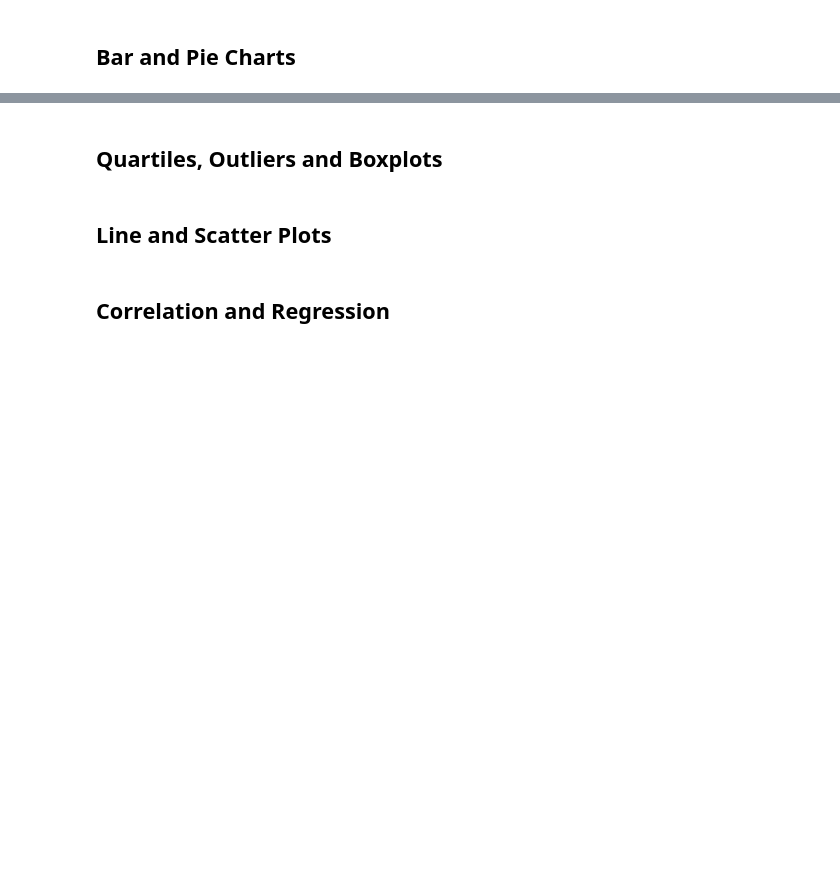
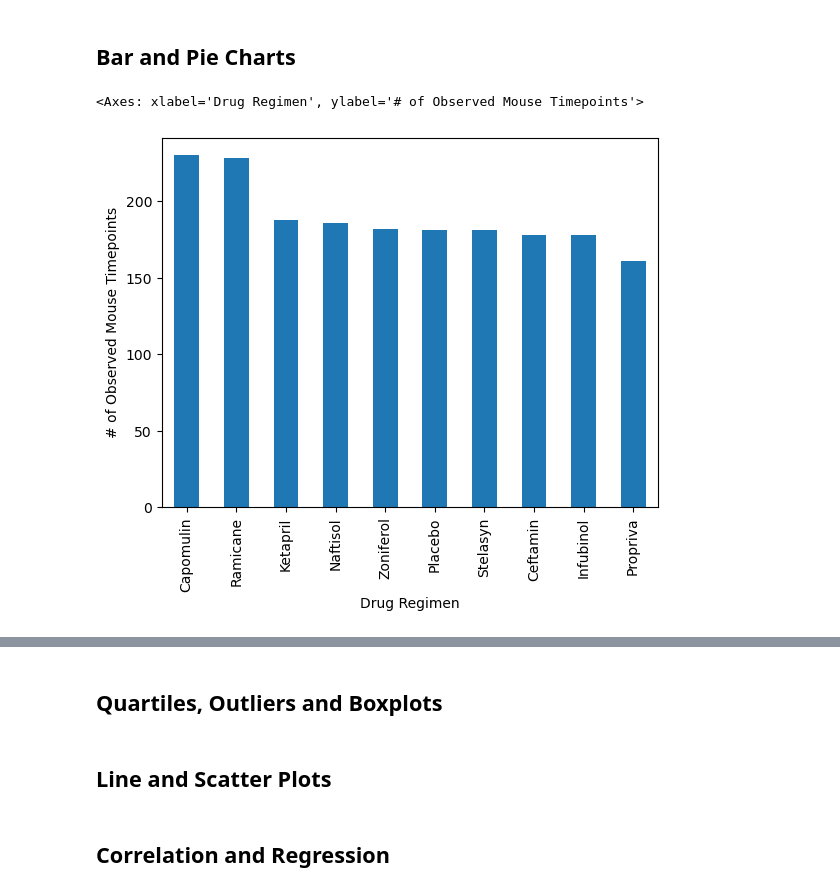
Before and after one commit to rmathena79/matplotlib-challenge, a Jupyter notebook: pymaceuticals_RPM.ipynb, the cells around one changed output, grey strips where cells are left out. Drawn from its saved outputs; the diff is of its cells as text; code cells hidden in the pictures; blank space fills up the shorter version.

Commit message:
Summary stats and the first couple plots

```diff
--- a/pymaceuticals_RPM.ipynb
+++ b/pymaceuticals_RPM.ipynb
@@ -116,11 +116,19 @@ combined_df.loc[combined_df[COL_MOUSE_ID] == redundant_IDs[0]]
 | 1592 | g989 | 35 | 62.570880 | 2 | Propriva | Female | 21 | ... |
 # %%
 # Create a clean DataFrame by dropping the duplicate mouse by its ID.
-clean_df = combined_df.drop_duplicates(subset = [COL_MOUSE_ID, COL_TIME])
+#
+# Dropping the mouse by its ID doesn't actually seem like the right thing to do.
+# There is no "duplicated mouse", there is a mouse with duplicated study entries. We should just remove the
+# duplicated study entries, not everything for the mouse.
+#
+# But to reconcile my results with what's expected, I'll remove the whole mouse:
+clean_df = combined_df.copy()
+for id in redundant_IDs:
+    clean_df = clean_df.loc[clean_df[COL_MOUSE_ID] != id]
 
 redundant_df = clean_df.loc[clean_df.duplicated(subset = [COL_MOUSE_ID, COL_TIME]) ]
 redundant_IDs = redundant_df[COL_MOUSE_ID].unique()
-print(f"Mice with redundant study entries (hopefully none): {redundant_IDs}")
+print(f"Mice with redundant study entries (hopefully none now): {redundant_IDs}")
 
 clean_df
 # %% [output]
@@ -166,5 +213,10 @@ clean_df[COL_MOUSE_ID].nunique()
 ## Bar and Pie Charts
 # %%
 # Generate a bar plot showing the total number of rows (Mouse ID/Timepoints) for each drug regimen using Pandas.
+counts = clean_df.groupby(COL_DRUG)[COL_TIME].count().sort_values(ascending=False)
+counts.plot(kind="bar", ylabel="# of Observed Mouse Timepoints")
+# %% [output]
+<Axes: xlabel='Drug Regimen', ylabel='# of Observed Mouse Timepoints'>
+[figure, added]
 # %%
 # Generate a bar plot showing the total number of rows (Mouse ID/Timepoints) for each drug regimen using pyplot.
```
Also changed, not shown: parts of 6 cells of this notebook, 1 other file.
